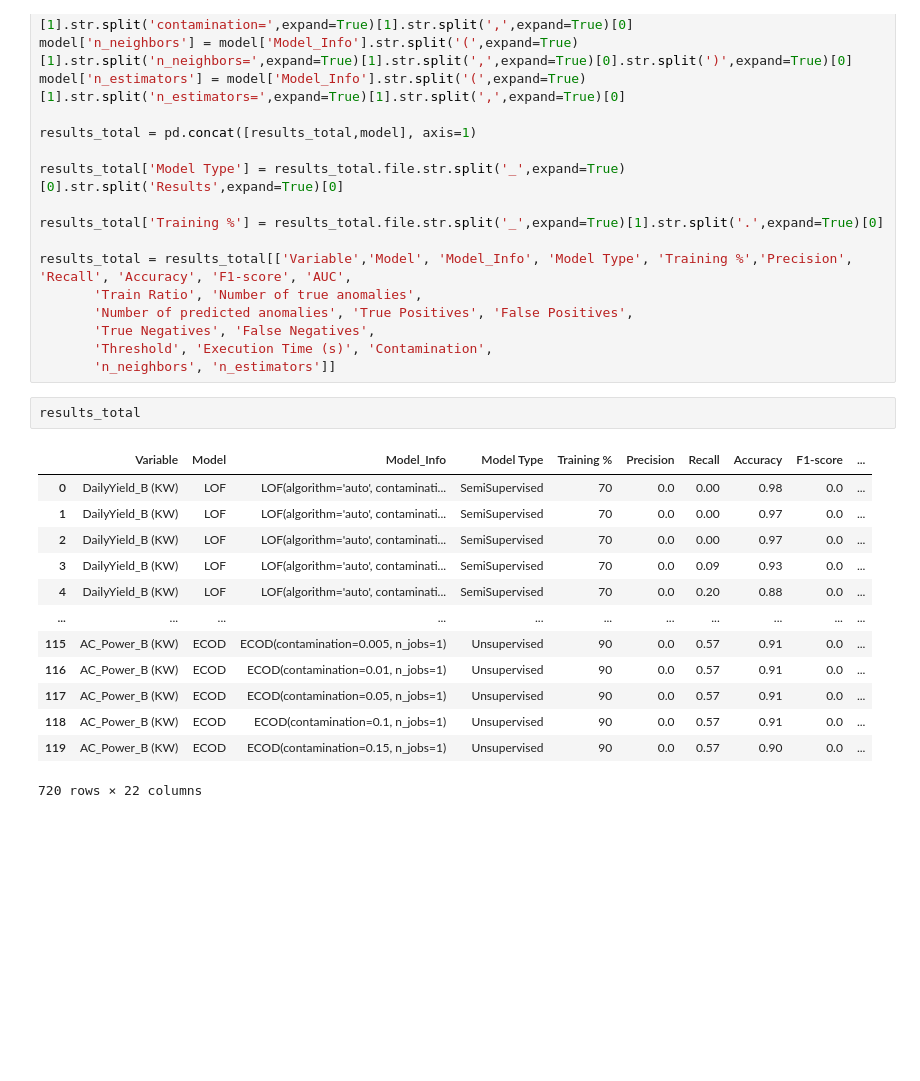
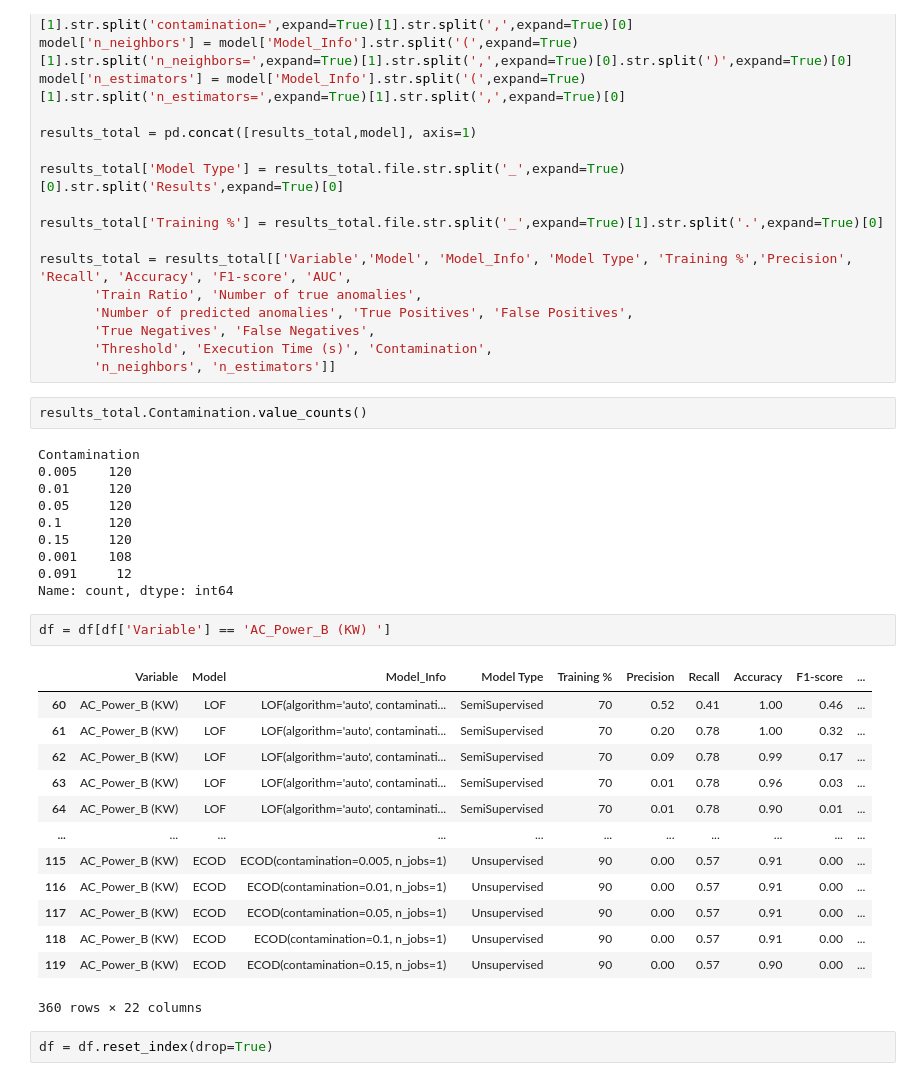
Before and after one commit to luisfernandoagottani/doctorade, a Jupyter notebook: notebooks/loanda/results.ipynb, the cells around one changed output. Drawn from its saved outputs; the diff is of its cells as text; blank space fills up the shorter version.

Commit message:
results

```diff
--- a/notebooks/loanda/results.ipynb
+++ b/notebooks/loanda/results.ipynb
@@ -31,18 +31,32 @@ results_total = results_total[['Variable','Model', 'Model_Info', 'Model Type', '
        'Threshold', 'Execution Time (s)', 'Contamination',
        'n_neighbors', 'n_estimators']]
 # %%
-results_total
+results_total.Contamination.value_counts()
 # %% [output]
-|  | Variable | Model | Model_Info | Model Type | Training % | Precision | Recall | Accuracy | F1-score | ... |
-| 0 | DailyYield_B (KW) | LOF | LOF(algorithm='auto', contaminati... | SemiSupervised | 70 | 0.0 | 0.00 | 0.98 | 0.0 | ... |
-| 1 | DailyYield_B (KW) | LOF | LOF(algorithm='auto', contaminati... | SemiSupervised | 70 | 0.0 | 0.00 | 0.97 | 0.0 | ... |
-| 2 | DailyYield_B (KW) | LOF | LOF(algorithm='auto', contaminati... | SemiSupervised | 70 | 0.0 | 0.00 | 0.97 | 0.0 | ... |
-| 3 | DailyYield_B (KW) | LOF | LOF(algorithm='auto', contaminati... | SemiSupervised | 70 | 0.0 | 0.09 | 0.93 | 0.0 | ... |
-| 4 | DailyYield_B (KW) | LOF | LOF(algorithm='auto', contaminati... | SemiSupervised | 70 | 0.0 | 0.20 | 0.88 | 0.0 | ... |
-| ... | ... | ... | ... | ... | ... | ... | ... | ... | ... | ... |
-| 115 | AC_Power_B (KW) | ECOD | ECOD(contamination=0.005, n_jobs=1) | Unsupervised | 90 | 0.0 | 0.57 | 0.91 | 0.0 | ... |
-| 116 | AC_Power_B (KW) | ECOD | ECOD(contamination=0.01, n_jobs=1) | Unsupervised | 90 | 0.0 | 0.57 | 0.91 | 0.0 | ... |
-| 117 | AC_Power_B (KW) | ECOD | ECOD(contamination=0.05, n_jobs=1) | Unsupervised | 90 | 0.0 | 0.57 | 0.91 | 0.0 | ... |
-| 118 | AC_Power_B (KW) | ECOD | ECOD(contamination=0.1, n_jobs=1) | Unsupervised | 90 | 0.0 | 0.57 | 0.91 | 0.0 | ... |
-| 119 | AC_Power_B (KW) | ECOD | ECOD(contamination=0.15, n_jobs=1) | Unsupervised | 90 | 0.0 | 0.57 | 0.90 | 0.0 | ... |
-720 rows × 22 columns
+Contamination
+0.005    120
+0.01     120
+0.05     120
+0.1      120
+0.15     120
+0.001    108
+0.091     12
+Name: count, dtype: int64
+# %%
+df = df[df['Variable'] == 'AC_Power_B (KW) ']
+# %% [output]
+|  | Variable | Model | Model_Info | Model Type | Training % | Precision | Recall | Accuracy | F1-score | ... |
+| 60 | AC_Power_B (KW) | LOF | LOF(algorithm='auto', contaminati... | SemiSupervised | 70 | 0.52 | 0.41 | 1.00 | 0.46 | ... |
+| 61 | AC_Power_B (KW) | LOF | LOF(algorithm='auto', contaminati... | SemiSupervised | 70 | 0.20 | 0.78 | 1.00 | 0.32 | ... |
+| 62 | AC_Power_B (KW) | LOF | LOF(algorithm='auto', contaminati... | SemiSupervised | 70 | 0.09 | 0.78 | 0.99 | 0.17 | ... |
+| 63 | AC_Power_B (KW) | LOF | LOF(algorithm='auto', contaminati... | SemiSupervised | 70 | 0.01 | 0.78 | 0.96 | 0.03 | ... |
+| 64 | AC_Power_B (KW) | LOF | LOF(algorithm='auto', contaminati... | SemiSupervised | 70 | 0.01 | 0.78 | 0.90 | 0.01 | ... |
+| ... | ... | ... | ... | ... | ... | ... | ... | ... | ... | ... |
+| 115 | AC_Power_B (KW) | ECOD | ECOD(contamination=0.005, n_jobs=1) | Unsupervised | 90 | 0.00 | 0.57 | 0.91 | 0.00 | ... |
+| 116 | AC_Power_B (KW) | ECOD | ECOD(contamination=0.01, n_jobs=1) | Unsupervised | 90 | 0.00 | 0.57 | 0.91 | 0.00 | ... |
+| 117 | AC_Power_B (KW) | ECOD | ECOD(contamination=0.05, n_jobs=1) | Unsupervised | 90 | 0.00 | 0.57 | 0.91 | 0.00 | ... |
+| 118 | AC_Power_B (KW) | ECOD | ECOD(contamination=0.1, n_jobs=1) | Unsupervised | 90 | 0.00 | 0.57 | 0.91 | 0.00 | ... |
+| 119 | AC_Power_B (KW) | ECOD | ECOD(contamination=0.15, n_jobs=1) | Unsupervised | 90 | 0.00 | 0.57 | 0.90 | 0.00 | ... |
+360 rows × 22 columns
+# %%
+df = df.reset_index(drop=True)
```
Also changed, not shown: parts of 5 cells of this notebook, 7 other files.
